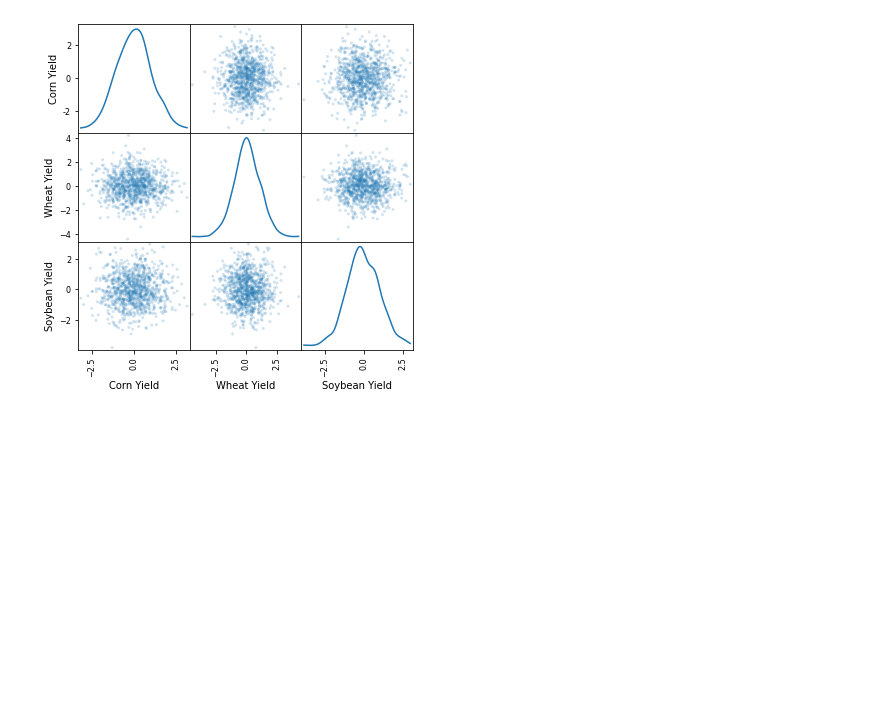
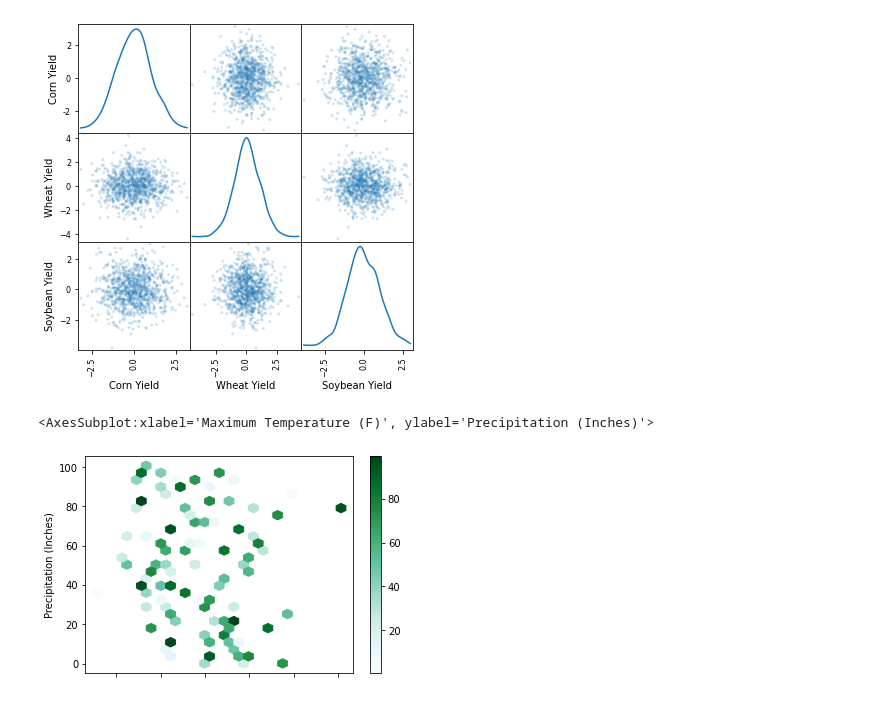
Before and after one commit to nourhamdan/databootcamp_project1, a Jupyter notebook: weather_data/Weather_notebook_Kerry.ipynb, the cells around one changed output. Saved outputs shown, nothing was run; the diff lists cells and outputs as text; code cells hidden in the pictures; blank space fills up the shorter version.

Commit message:
kerry testing graphs

```diff
--- a/weather_data/Weather_notebook_Kerry.ipynb
+++ b/weather_data/Weather_notebook_Kerry.ipynb
@@ -76,3 +77,12 @@ tx_final = pd.DataFrame(np.random.randn(1000,3), columns=["Corn Yield","Wheat Yi
 scatter_matrix(tx_final, alpha=0.2, figsize=(6,6), diagonal="kde");
 # %% [output]
 [figure]
+# %%
+#hexabin
+tx_final = pd.DataFrame(np.random.randn(100,2),columns=["Maximum Temperature (F)","Precipitation (Inches)"])
+tx_final["Precipitation (Inches)"] = tx_final["Precipitation (Inches)"] + np.arange(100)
+tx_final["Corn Yield"] = np.random.uniform(0, 100, 100)
+tx_final.plot.hexbin(x="Maximum Temperature (F)", y="Precipitation (Inches)", C="Corn Yield", reduce_C_function=np.max, gridsize=25)
+# %% [output]
+<AxesSubplot:xlabel='Maximum Temperature (F)', ylabel='Precipitation (Inches)'>
+[figure, added]
```
Also changed, not shown: parts of 1 cell of this notebook.
